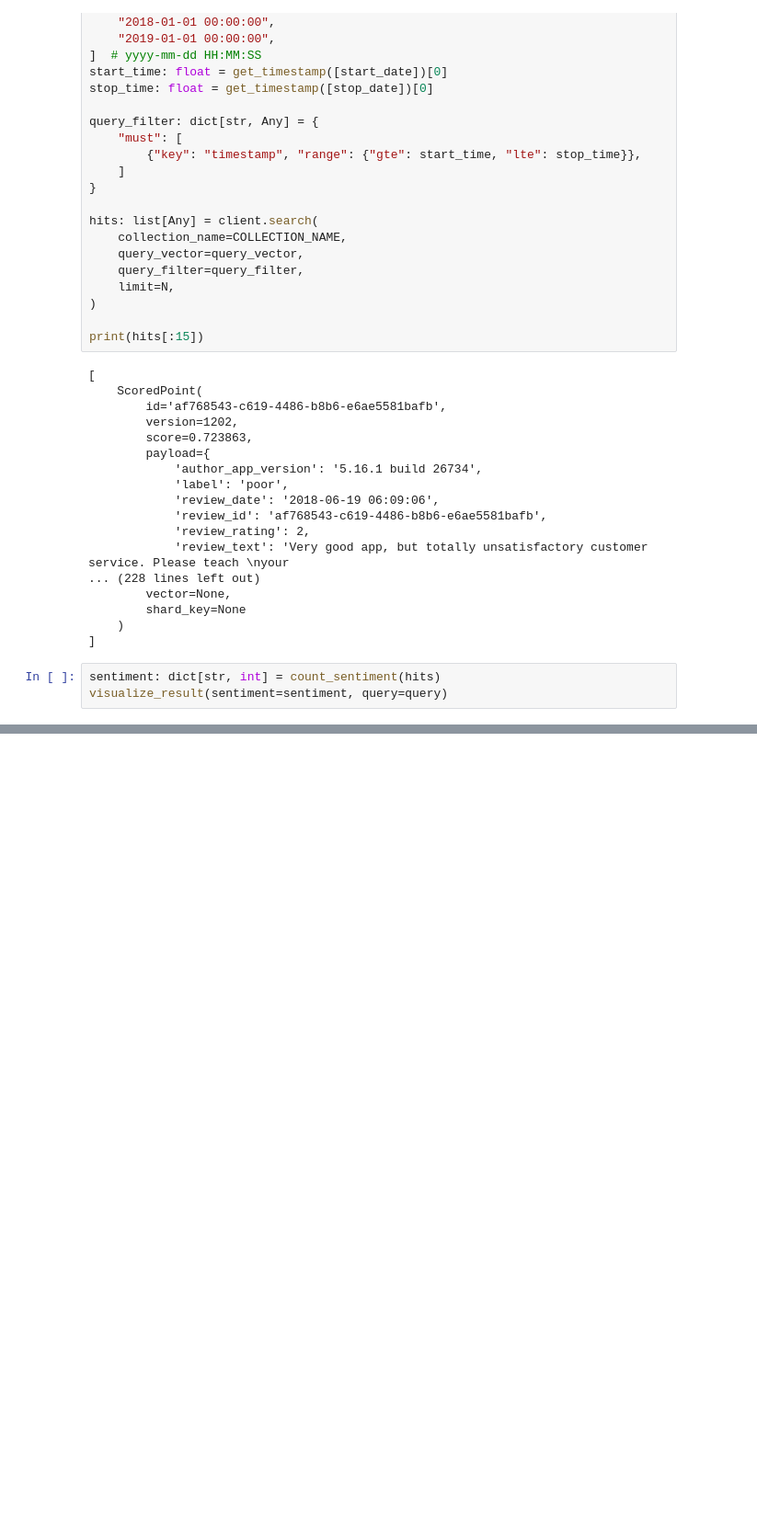
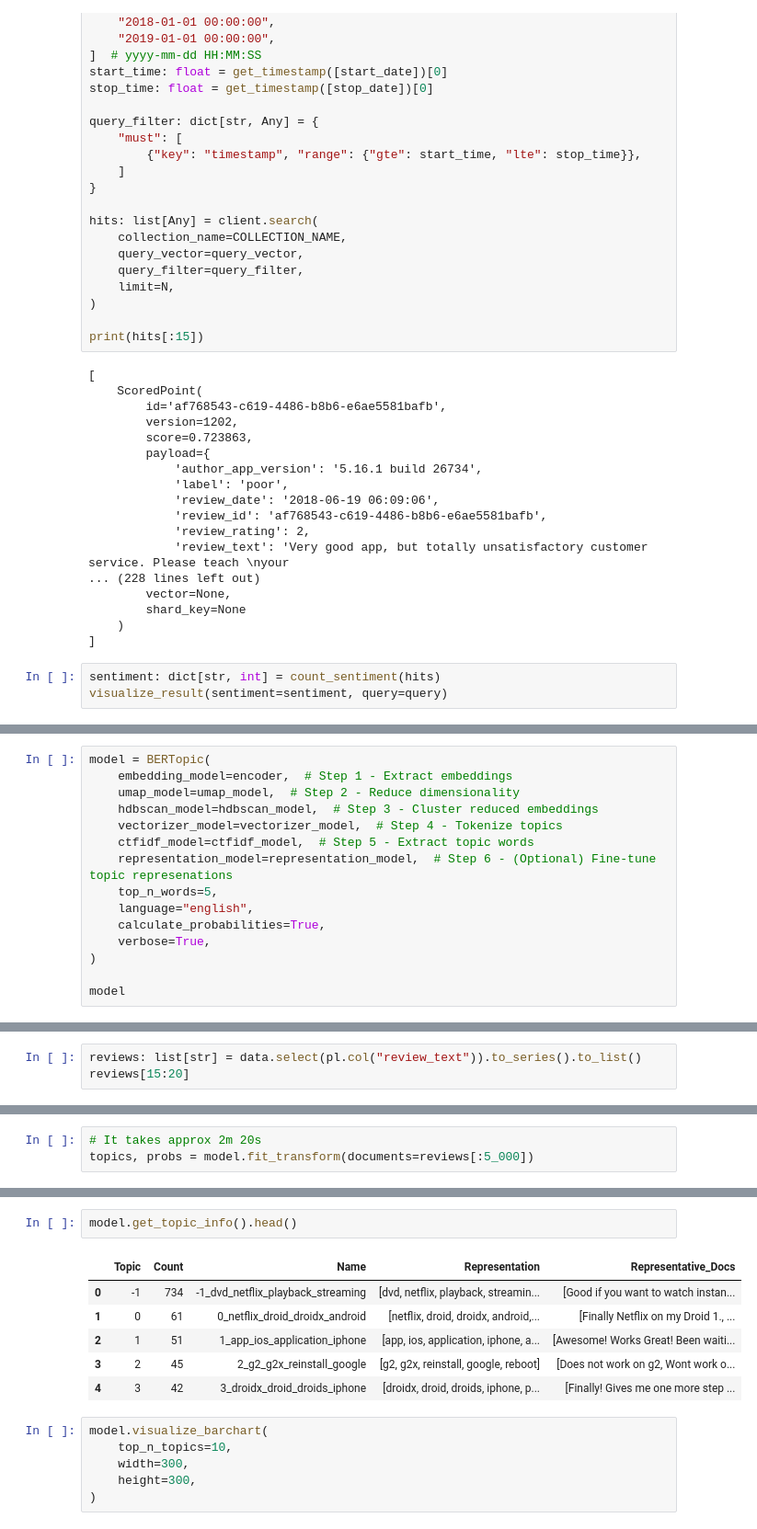
Before and after one commit to chineidu/NLP-Tutorial, a Jupyter notebook: notebook/Projects/Data-mining/Sentiment-analysis/03c-netflix-data-analysis.ipynb, the cells around one changed output, grey strips where cells are left out. Shown at 92% size. Cells and saved outputs as stored; diff of their text form; blank space fills up the shorter version.

```diff
--- a/notebook/Projects/Data-mining/Sentiment-analysis/03c-netflix-data-analysis.ipynb
+++ b/notebook/Projects/Data-mining/Sentiment-analysis/03c-netflix-data-analysis.ipynb
@@ -568,0 +609,15 @@ visualize_result(sentiment=sentiment, query=query)
+# %%
+model = BERTopic(
+    embedding_model=encoder,  # Step 1 - Extract embeddings
+    umap_model=umap_model,  # Step 2 - Reduce dimensionality
+    hdbscan_model=hdbscan_model,  # Step 3 - Cluster reduced embeddings
+    vectorizer_model=vectorizer_model,  # Step 4 - Tokenize topics
+    ctfidf_model=ctfidf_model,  # Step 5 - Extract topic words
+    representation_model=representation_model,  # Step 6 - (Optional) Fine-tune topic represenations
+    top_n_words=5,
+    language="english",
+    calculate_probabilities=True,
+    verbose=True,
+)
+
+model
@@ -568,0 +626,3 @@ visualize_result(sentiment=sentiment, query=query)
+# %%
+reviews: list[str] = data.select(pl.col("review_text")).to_series().to_list()
+reviews[15:20]
@@ -568,0 +635,3 @@ visualize_result(sentiment=sentiment, query=query)
+# %%
+# It takes approx 2m 20s
+topics, probs = model.fit_transform(documents=reviews[:5_000])
@@ -568,0 +647,15 @@ visualize_result(sentiment=sentiment, query=query)
+# %%
+model.get_topic_info().head()
+# %% [output]
+|  | Topic | Count | Name | Representation | Representative_Docs |
+| 0 | -1 | 734 | -1_dvd_netflix_playback_streaming | [dvd, netflix, playback, streamin... | [Good if you want to watch instan... |
+| 1 | 0 | 61 | 0_netflix_droid_droidx_android | [netflix, droid, droidx, android,... | [Finally Netflix on my Droid 1., ... |
+| 2 | 1 | 51 | 1_app_ios_application_iphone | [app, ios, application, iphone, a... | [Awesome! Works Great! Been waiti... |
+| 3 | 2 | 45 | 2_g2_g2x_reinstall_google | [g2, g2x, reinstall, google, reboot] | [Does not work on g2, Wont work o... |
+| 4 | 3 | 42 | 3_droidx_droid_droids_iphone | [droidx, droid, droids, iphone, p... | [Finally! Gives me one more step ... |
+# %%
+model.visualize_barchart(
+    top_n_topics=10,
+    width=300,
+    height=300,
+)
```
Also changed, not shown: parts of 5 cells of this notebook, 1 other file.
